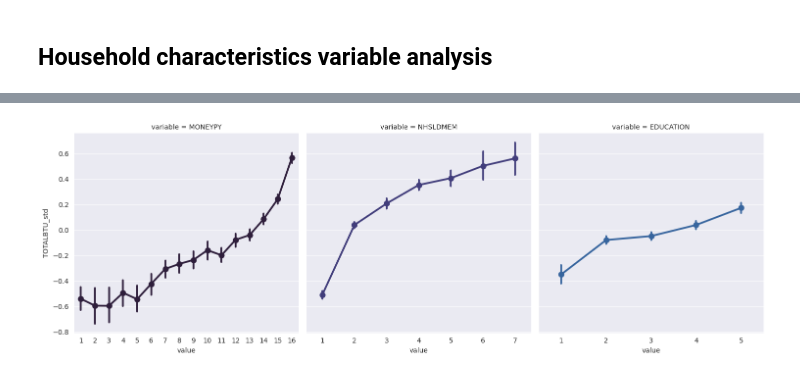
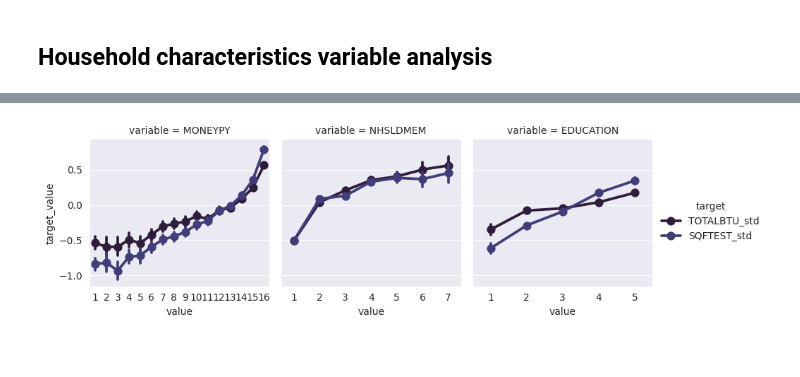
Before and after one commit to jon-codes/c964-model, a Jupyter notebook: exploratory.ipynb, the cells around one changed output, grey strips where cells are left out. Saved outputs shown, nothing was run; the diff lists cells and outputs as text; code cells hidden in the pictures.

Commit message:
Finish variable analysis

```diff
--- a/exploratory.ipynb
+++ b/exploratory.ipynb
@@ -299,14 +290,13 @@ home = households[home_vars + ['TOTALBTU_std']].copy().replace({
     'ROOFTYPE': {1: 'tile', 2: 'wood', 3: 'metal', 4: 'slate', 5: 'shingle', 6: 'concrete', 99: np.nan},
     'WINFRAME': {1: 'wood', 2: 'metal', 3: 'vinyl', 4: 'composite', 5: 'fiberglass'},
 })
-home.fillna(0, inplace=True, downcast='infer')
 
 home_categorical = [c for c in home_vars if c in categorical_vars and c not in fuel_vars]
 home_boolean = [c for c in home_vars if c in boolean_vars and c not in ['SQFTINCB', 'SQFTINCA', 'SQFTINCG']]
 
 to_corr = pd.concat([pd.get_dummies(home[home_categorical]), home[home_boolean]], axis=1)
 corr = to_corr.corrwith(home['TOTALBTU_std'], method=pointbiserialr)
-plt.figure(figsize=(6, len(to_corr.columns) * 0.375))
+plt.figure(figsize=(6, len(corr.columns) * 0.375))
 ax = sns.heatmap(corr.T, annot=True, fmt='.2f', linewidth=0.5)
 ax.set_xticklabels(['coef', 'p'])
 ax.set_title('Home Variable Correlation with TOTALBTU_std')
@@ -338,10 +506,9 @@ plt.show()
 demo_vars = meta.query("`section` == 'HOUSEHOLD CHARACTERISTICS'")['variable'].tolist()
 
 demo = households[demo_vars + ['SQFTEST', 'TOTALBTU_std']].copy().replace({
-    'HHSEX': {1: 'femal', 2: 'male'},
+    'HHSEX': {1: 'female', 2: 'male'},
     'HOUSEHOLDER_RACE': {1: 'white', 2: 'black', 3: 'native_american', 4: 'asian', 5: 'pacific_islander', 6: 'multiple'},
 })
-demo.fillna(0, inplace=True, downcast='infer')
 
 demo_categorical = [c for c in demo_vars if c in categorical_vars]
 demo_boolean = [c for c in demo_vars if c in boolean_vars]
@@ -353,4 +520,17 @@ ax = sns.heatmap(corr.T, annot=True, fmt='.2f', linewidth=0.5)
 ax.set_xticklabels(['coef', 'p'])
 ax.set_title('Demographic Variable Correlation with TOTALBTU_std')
 plt.show()
+
+transformed, lmda = boxcox(demo['SQFTEST'])
+demo['SQFTEST_bc'] = transformed
+demo['SQFTEST_lambda'] = [lmda] * len(home)
+demo['SQFTEST_std'] = StandardScaler().fit_transform(demo['SQFTEST_bc'].values.reshape(-1, 1))
+
+to_corr = pd.concat([pd.get_dummies(demo[demo_categorical]), demo[demo_boolean]], axis=1)
+corr = to_corr.corrwith(demo['SQFTEST_std'], method=pointbiserialr)
+plt.figure(figsize=(6, len(to_corr.columns) * 0.375))
+ax = sns.heatmap(corr.T, annot=True, fmt='.2f', linewidth=0.5)
+ax.set_xticklabels(['coef', 'p'])
+ax.set_title('Demographic Variable Correlation with SQFTEST_std')
+plt.show()
 # %% [output]
@@ -358,11 +539,7 @@ plt.show()
 # %%
-transformed, lmda = boxcox(demo['SQFTEST'])
-demo['SQFTEST_bc'] = transformed
-demo['SQFTEST_lambda'] = [lmda] * len(home)
-demo['SQFTEST_std'] = StandardScaler().fit_transform(demo['SQFTEST_bc'].values.reshape(-1, 1))
-
 melted = demo.melt(id_vars=['TOTALBTU_std', 'SQFTEST_std'], value_vars=['MONEYPY', 'NHSLDMEM', 'EDUCATION'])
-sns.catplot(data=melted, x='value', y='TOTALBTU_std', col='variable', hue='variable', kind='point', legend=False, sharey=True, sharex=False)
+melted = melted.melt(id_vars=['variable', 'value'], value_vars=['TOTALBTU_std', 'SQFTEST_std'], var_name='target', value_name='target_value')
+sns.catplot(data=melted, x='value', y='target_value', col='variable', hue='target', kind='point', height=3, legend=True, sharey=True, sharex=False)
 plt.show()
 # %% [output]
-[figure, old version]
+[figure, new version]
```
Also changed, not shown: parts of 20 cells of this notebook.
